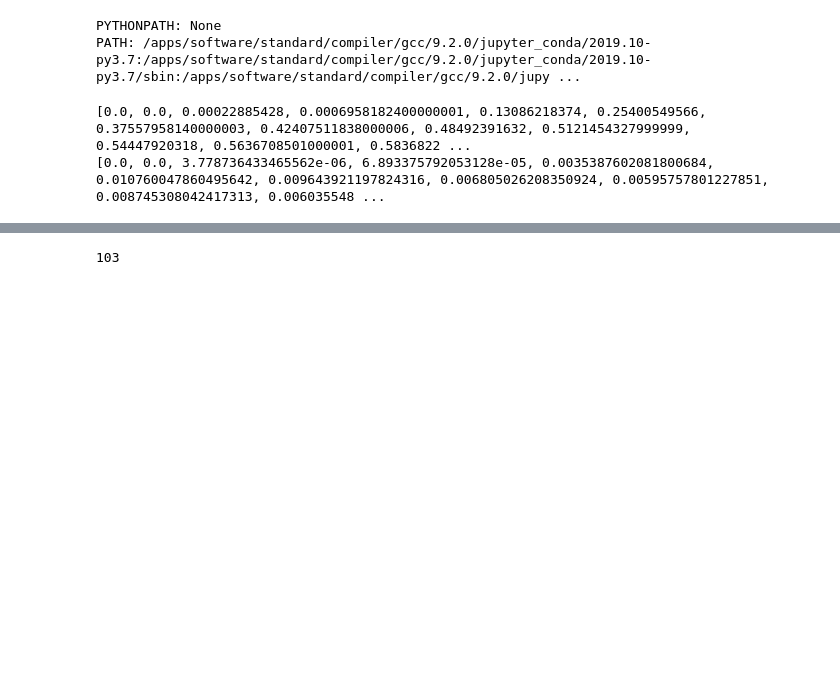
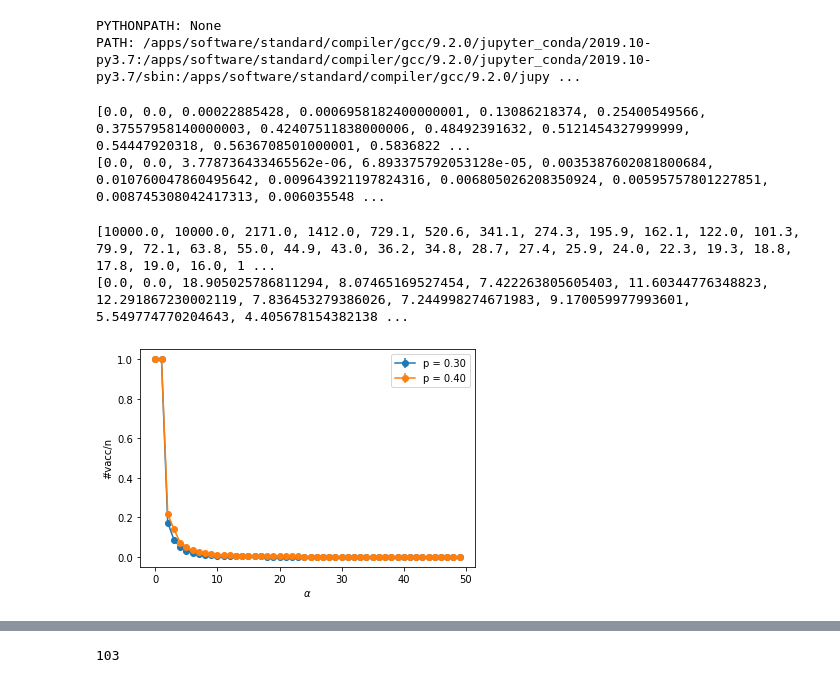
Before and after one commit to ahsantarique/social-distancing, a Jupyter notebook: vaccgame-d1.ipynb, the cells around one changed output, grey strips where cells are left out. Saved outputs shown, nothing was run; the diff lists cells and outputs as text; code cells hidden in the pictures; blank space fills up the shorter version.

```diff
--- a/vaccgame-d1.ipynb
+++ b/vaccgame-d1.ipynb
@@ -320,0 +324,10 @@ z4std =
+# %%
+n_num_vacc_list = np.array(n_vacc_size)
+vacc_mean = n_num_vacc_list.mean(axis = 1)
+vacc_std = n_num_vacc_list.std(axis = 1)
+
+print(list(vacc_mean))
+print(list(vacc_std))
+# %% [output]
+[10000.0, 10000.0, 2171.0, 1412.0, 729.1, 520.6, 341.1, 274.3, 195.9, 162.1, 122.0, 101.3, 79.9, 72.1, 63.8, 55.0, 44.9, 43.0, 36.2, 34.8, 28.7, 27.4, 25.9, 24.0, 22.3, 19.3, 18.8, 17.8, 19.0, 16.0, 1 ...
+[0.0, 0.0, 18.905025786811294, 8.07465169527454, 7.422263805605403, 11.60344776348823, 12.291867230002119, 7.836453279386026, 7.244998274671983, 9.170059977993601, 5.549774770204643, 4.405678154382138 ...
@@ -320,0 +340,15 @@ z4std =
+# %%
+'1.1'
+z = np.array([vacc3, vacc4])/n
+zstd = np.array([vacc3std, vacc4std])/n
+legend=['p = ' + str('%0.2f'%i) for i in [0.3, 0.4]]
+for y,e in zip(z,zstd):
+    plt.errorbar(alphavals, y, e, fmt='o-')
+
+plt.xlabel(r'$\alpha$')
+plt.ylabel('#vacc/n')
+#ax.set_title('Montgomery county network')
+plt.legend(legend)
+plt.savefig('1_1.pdf')
+# %% [output]
+[figure, added]
```
Also changed, not shown: parts of 14 cells of this notebook, 31 other files.
